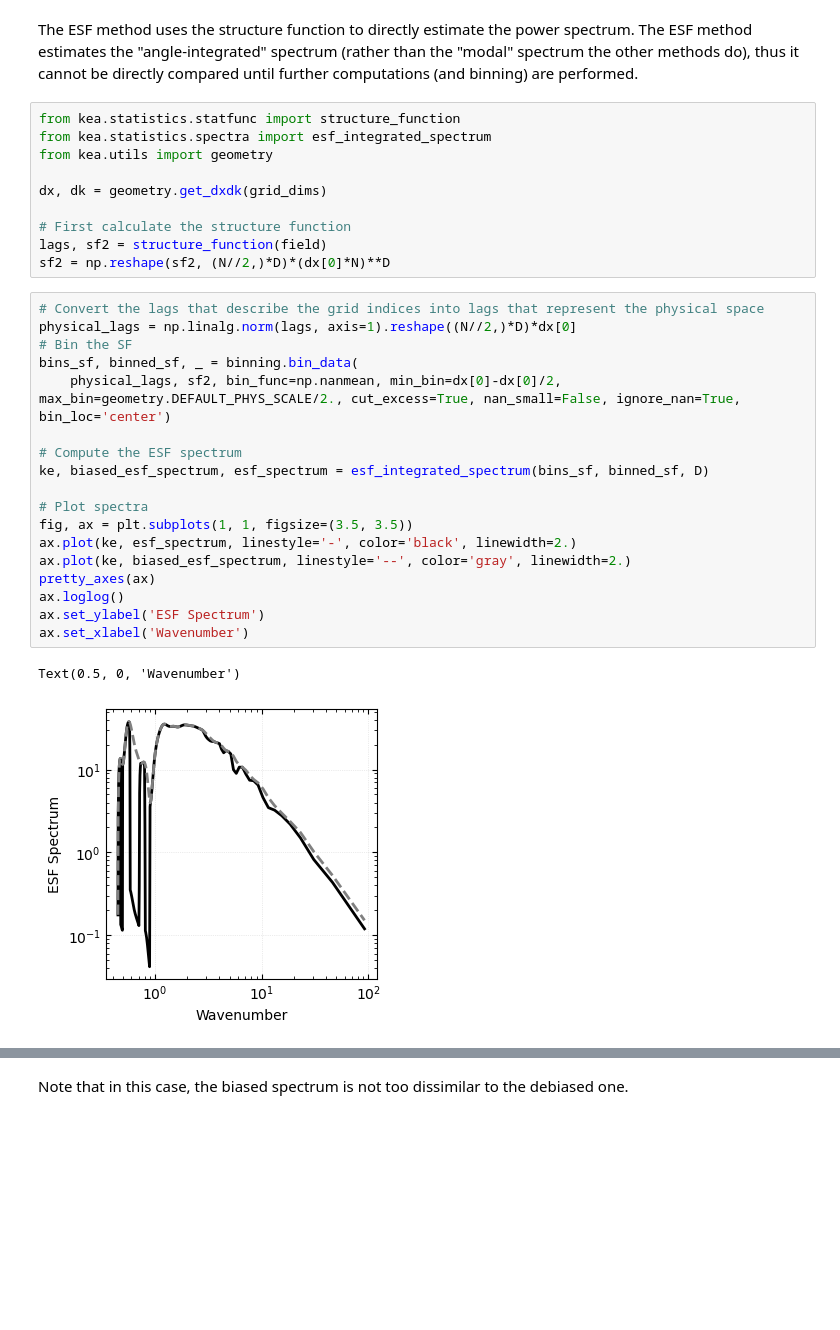
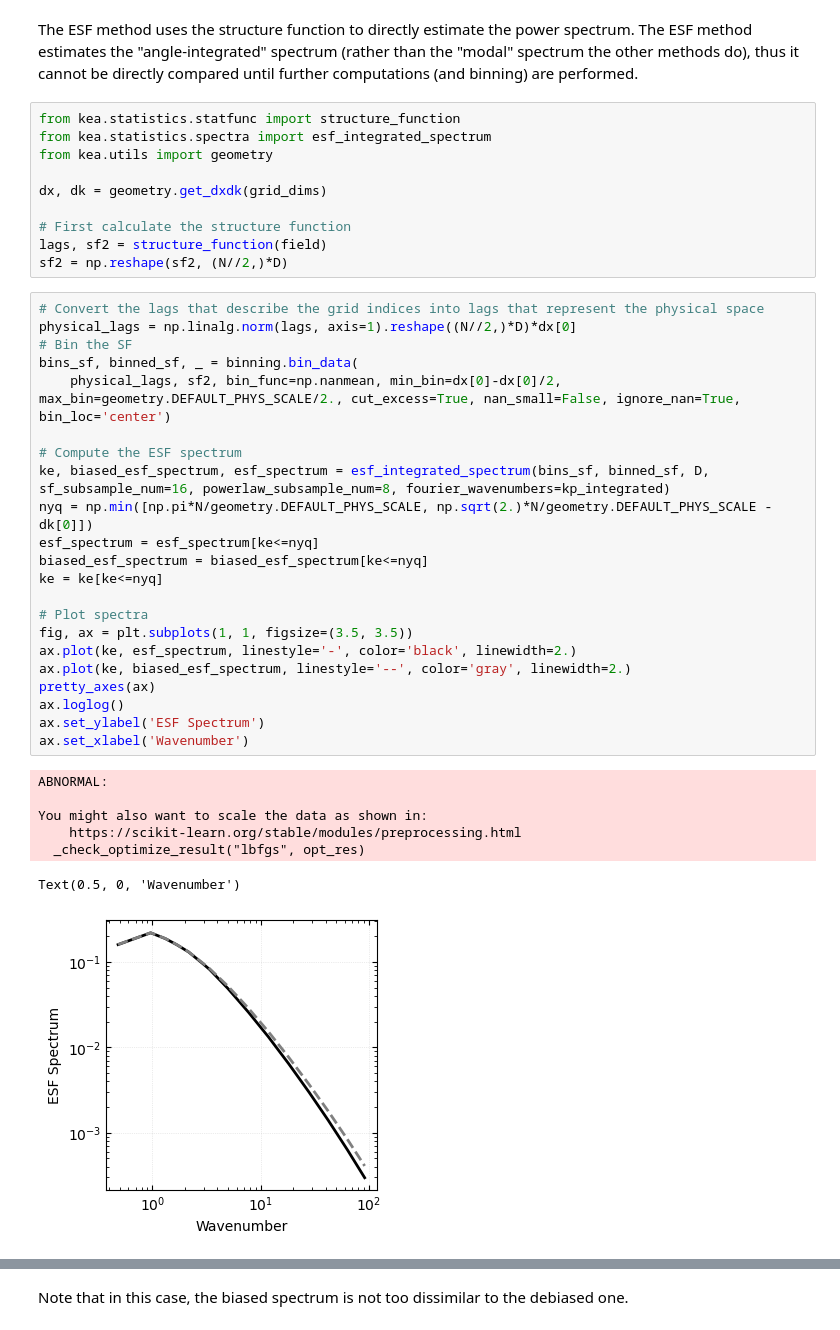
Before and after one commit to mab68/Kea, a Jupyter notebook: docs/source/tutorials/3_powerspectra.ipynb, the cells around one changed output, grey strips where cells are left out. Drawn from its saved outputs; the diff is of its cells as text; blank space fills up the shorter version.

```diff
--- a/docs/source/tutorials/3_powerspectra.ipynb
+++ b/docs/source/tutorials/3_powerspectra.ipynb
@@ -139,27 +139,36 @@ dx, dk = geometry.get_dxdk(grid_dims)
 
 # First calculate the structure function
 lags, sf2 = structure_function(field)
-sf2 = np.reshape(sf2, (N//2,)*D)*(dx[0]*N)**D
+sf2 = np.reshape(sf2, (N//2,)*D)
 # %%
 # Convert the lags that describe the grid indices into lags that represent the physical space
 physical_lags = np.linalg.norm(lags, axis=1).reshape((N//2,)*D)*dx[0]
 # Bin the SF
 bins_sf, binned_sf, _ = binning.bin_data(
     physical_lags, sf2, bin_func=np.nanmean, min_bin=dx[0]-dx[0]/2, max_bin=geometry.DEFAULT_PHYS_SCALE/2., cut_excess=True, nan_small=False, ignore_nan=True, bin_loc='center')
 
 # Compute the ESF spectrum
-ke, biased_esf_spectrum, esf_spectrum = esf_integrated_spectrum(bins_sf, binned_sf, D)
+ke, biased_esf_spectrum, esf_spectrum = esf_integrated_spectrum(bins_sf, binned_sf, D, sf_subsample_num=16, powerlaw_subsample_num=8, fourier_wavenumbers=kp_integrated)
+nyq = np.min([np.pi*N/geometry.DEFAULT_PHYS_SCALE, np.sqrt(2.)*N/geometry.DEFAULT_PHYS_SCALE - dk[0]])
+esf_spectrum = esf_spectrum[ke<=nyq]
+biased_esf_spectrum = biased_esf_spectrum[ke<=nyq]
+ke = ke[ke<=nyq]
 
 # Plot spectra
 fig, ax = plt.subplots(1, 1, figsize=(3.5, 3.5))
 ax.plot(ke, esf_spectrum, linestyle='-', color='black', linewidth=2.)
 ax.plot(ke, biased_esf_spectrum, linestyle='--', color='gray', linewidth=2.)
 pretty_axes(ax)
 ax.loglog()
 ax.set_ylabel('ESF Spectrum')
 ax.set_xlabel('Wavenumber')
 # %% [output]
-Text(0.5, 0, 'Wavenumber')
+ABNORMAL:
+
+You might also want to scale the data as shown in:
+    https://scikit-learn.org/stable/modules/preprocessing.html
+  _check_optimize_result("lbfgs", opt_res)
+Text(0.5, 0, 'Wavenumber')
-[figure, old version]
+[figure, new version]
 # %%
 # Convert from the ESF integrated spectrum to the averaged spectrum
```
Also changed, not shown: parts of 7 cells of this notebook, 6 other files.
